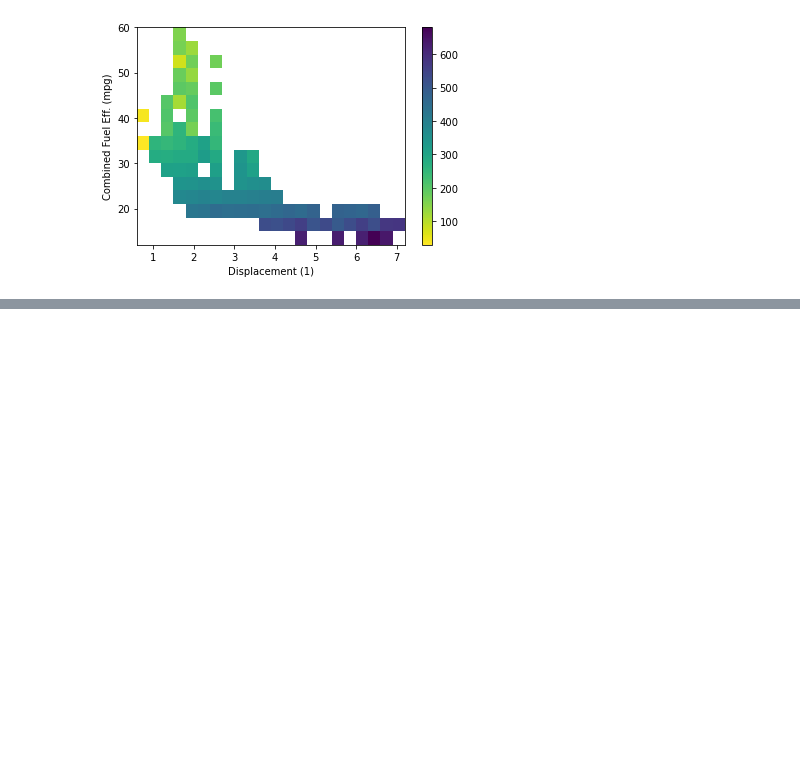
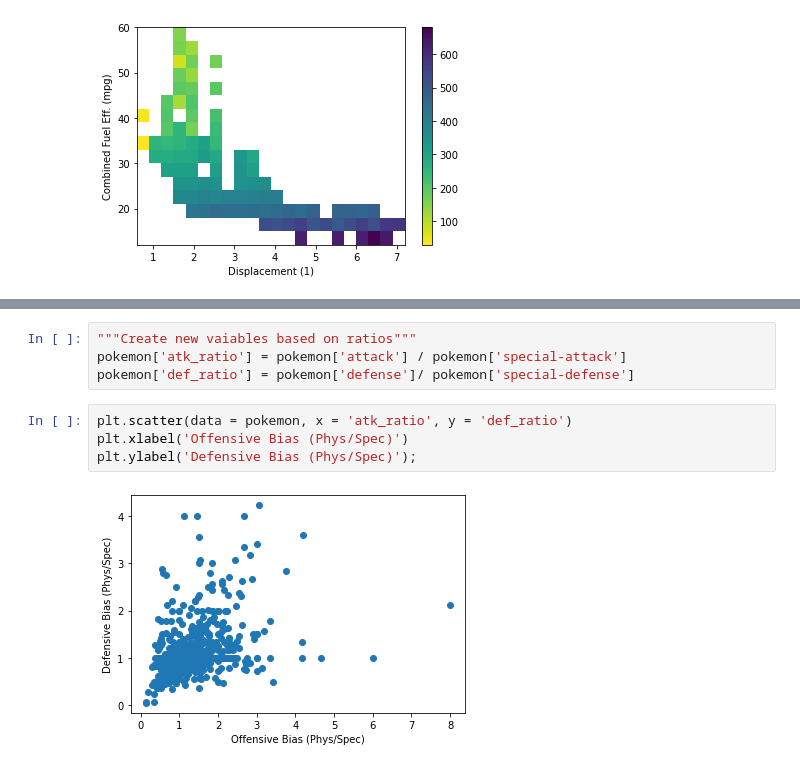
Before and after one commit to TheBrittinator/Bivariate-Multivariate-Exploration, a Jupyter notebook: multivariate-data-exploration.ipynb, the cells around one changed output, grey strips where cells are left out. Cells and saved outputs as stored; diff of their text form; blank space fills up the shorter version.

```diff
--- a/multivariate-data-exploration.ipynb
+++ b/multivariate-data-exploration.ipynb
@@ -314,0 +375,10 @@ plt.ylabel('Combined Fuel Eff. (mpg)');
+# %%
+"""Create new vaiables based on ratios"""
+pokemon['atk_ratio'] = pokemon['attack'] / pokemon['special-attack']
+pokemon['def_ratio'] = pokemon['defense']/ pokemon['special-defense']
+# %%
+plt.scatter(data = pokemon, x = 'atk_ratio', y = 'def_ratio')
+plt.xlabel('Offensive Bias (Phys/Spec)')
+plt.ylabel('Defensive Bias (Phys/Spec)');
+# %% [output]
+[figure, added]
```
Also changed, not shown: parts of 9 cells of this notebook.
